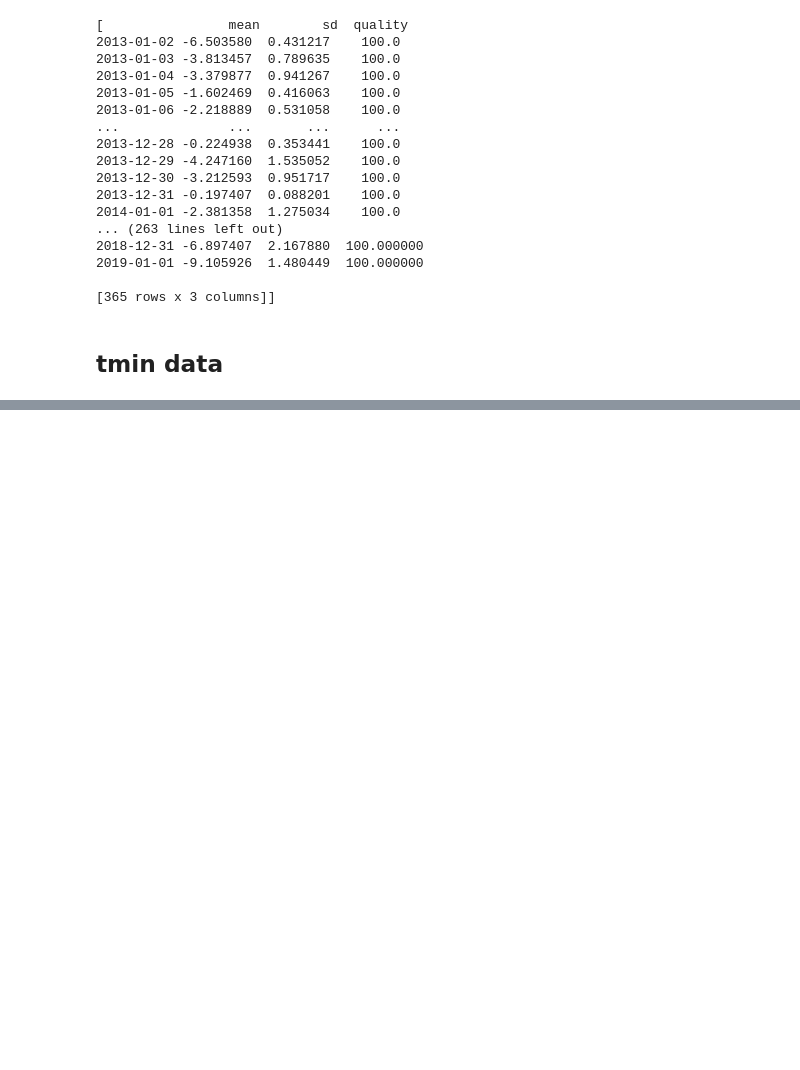
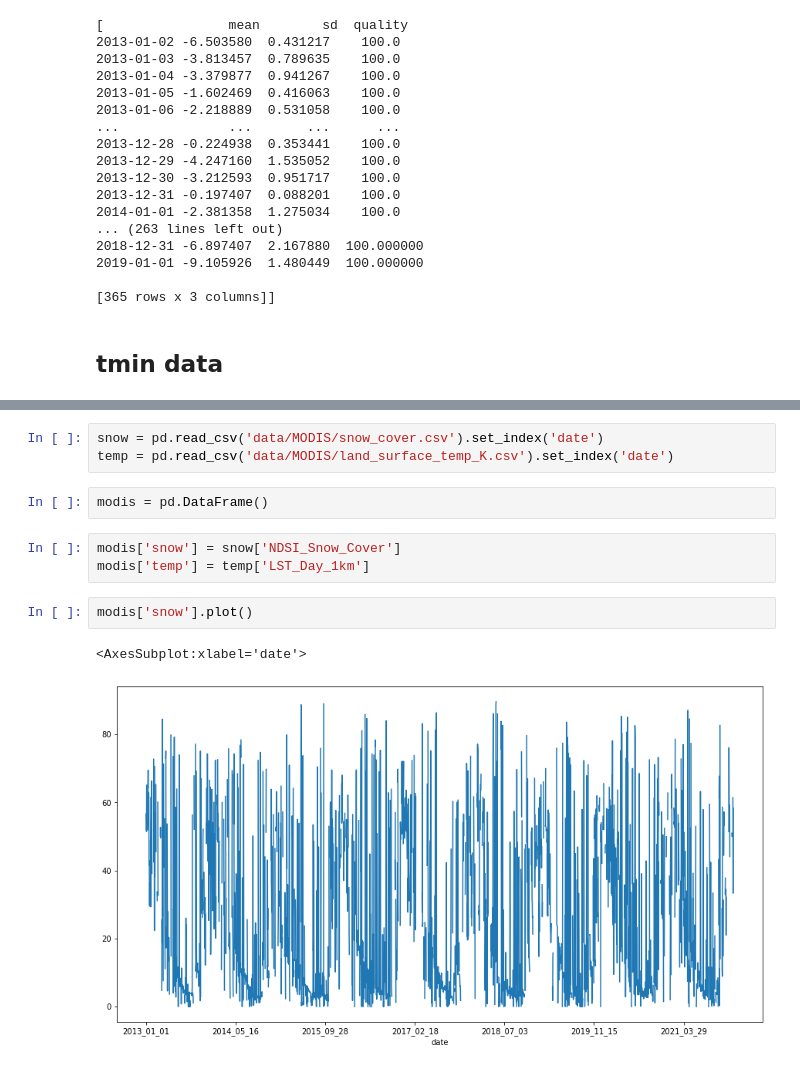
Before and after one commit to ianvd/gage-guesser, a Jupyter notebook: Main.ipynb, the cells around one changed output, grey strips where cells are left out. Drawn from its saved outputs; the diff is of its cells as text; blank space fills up the shorter version.

```diff
--- a/Main.ipynb
+++ b/Main.ipynb
@@ -951,0 +980,13 @@ plt.show()
+# %%
+snow = pd.read_csv('data/MODIS/snow_cover.csv').set_index('date')
+temp = pd.read_csv('data/MODIS/land_surface_temp_K.csv').set_index('date')
+# %%
+modis = pd.DataFrame()
+# %%
+modis['snow'] = snow['NDSI_Snow_Cover']
+modis['temp'] = temp['LST_Day_1km']
+# %%
+modis['snow'].plot()
+# %% [output]
+<AxesSubplot:xlabel='date'>
+[figure, added]
```
Also changed, not shown: parts of 15 cells of this notebook, 1 other file.
